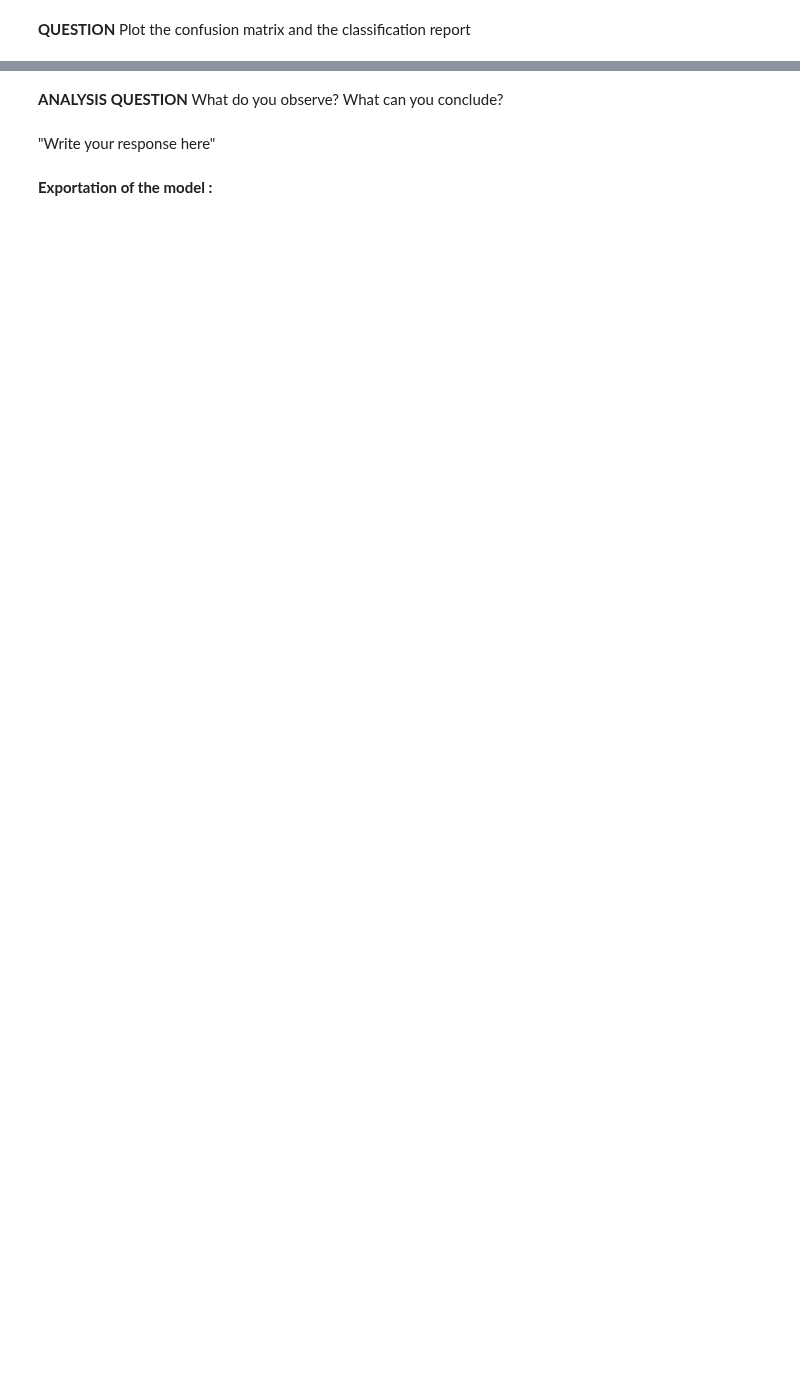
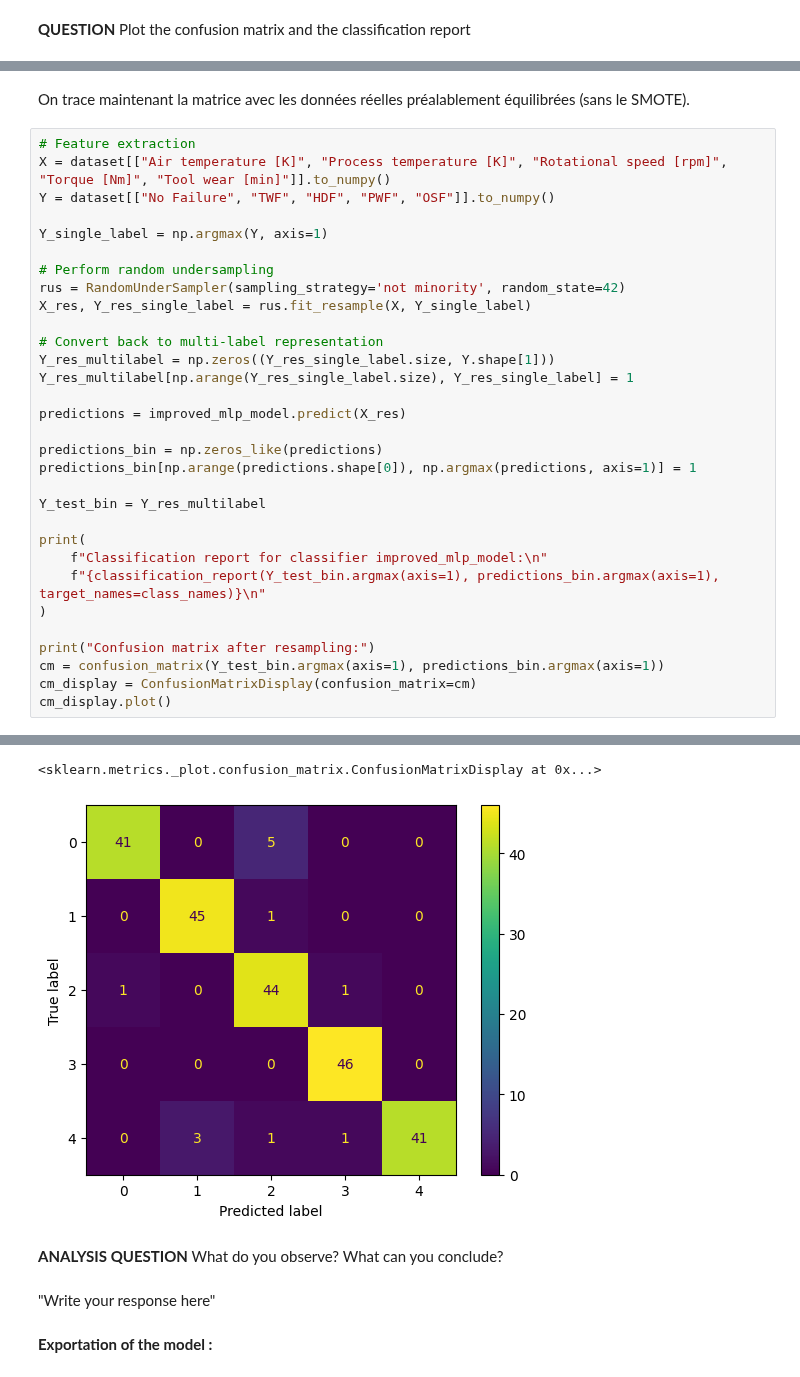
Before and after one commit to Poauline/IA_EMBARQUEE_Predictive_maintenance, a Jupyter notebook: TP_IA_EMBARQUEE.ipynb, the cells around one changed output, grey strips where cells are left out. Drawn from its saved outputs; the diff is of its cells as text; blank space fills up the shorter version.

```diff
--- a/TP_IA_EMBARQUEE.ipynb
+++ b/TP_IA_EMBARQUEE.ipynb
@@ -630,0 +615,34 @@ weighted avg       0.95      0.94      0.94      9670
+# %% [markdown]
+On trace maintenant la matrice avec les données réelles préalablement équilibrées (sans le SMOTE).
+# %%
+# Feature extraction
+X = dataset[["Air temperature [K]", "Process temperature [K]", "Rotational speed [rpm]", "Torque [Nm]", "Tool wear [min]"]].to_numpy()
+Y = dataset[["No Failure", "TWF", "HDF", "PWF", "OSF"]].to_numpy()
+
+Y_single_label = np.argmax(Y, axis=1)
+
+# Perform random undersampling
+rus = RandomUnderSampler(sampling_strategy='not minority', random_state=42)
+X_res, Y_res_single_label = rus.fit_resample(X, Y_single_label)
+
+# Convert back to multi-label representation
+Y_res_multilabel = np.zeros((Y_res_single_label.size, Y.shape[1]))
+Y_res_multilabel[np.arange(Y_res_single_label.size), Y_res_single_label] = 1
+
+predictions = improved_mlp_model.predict(X_res)
+
+predictions_bin = np.zeros_like(predictions)
+predictions_bin[np.arange(predictions.shape[0]), np.argmax(predictions, axis=1)] = 1
+
+Y_test_bin = Y_res_multilabel
+
+print(
+    f"Classification report for classifier improved_mlp_model:\n"
+    f"{classification_report(Y_test_bin.argmax(axis=1), predictions_bin.argmax(axis=1), target_names=class_names)}\n"
+)
+
+print("Confusion matrix after resampling:")
+cm = confusion_matrix(Y_test_bin.argmax(axis=1), predictions_bin.argmax(axis=1))
+cm_display = ConfusionMatrixDisplay(confusion_matrix=cm)
+cm_display.plot()
+# %% [output]
@@ -631,3 +665,5 @@ weighted avg       0.95      0.94      0.94      9670
+<sklearn.metrics._plot.confusion_matrix.ConfusionMatrixDisplay at 0x...>
+[figure, added]
 # %% [markdown]
 **ANALYSIS QUESTION** What do you observe? What can you conclude?
 # %% [markdown]
```
Also changed, not shown: parts of 17 cells of this notebook, 11 other files.
